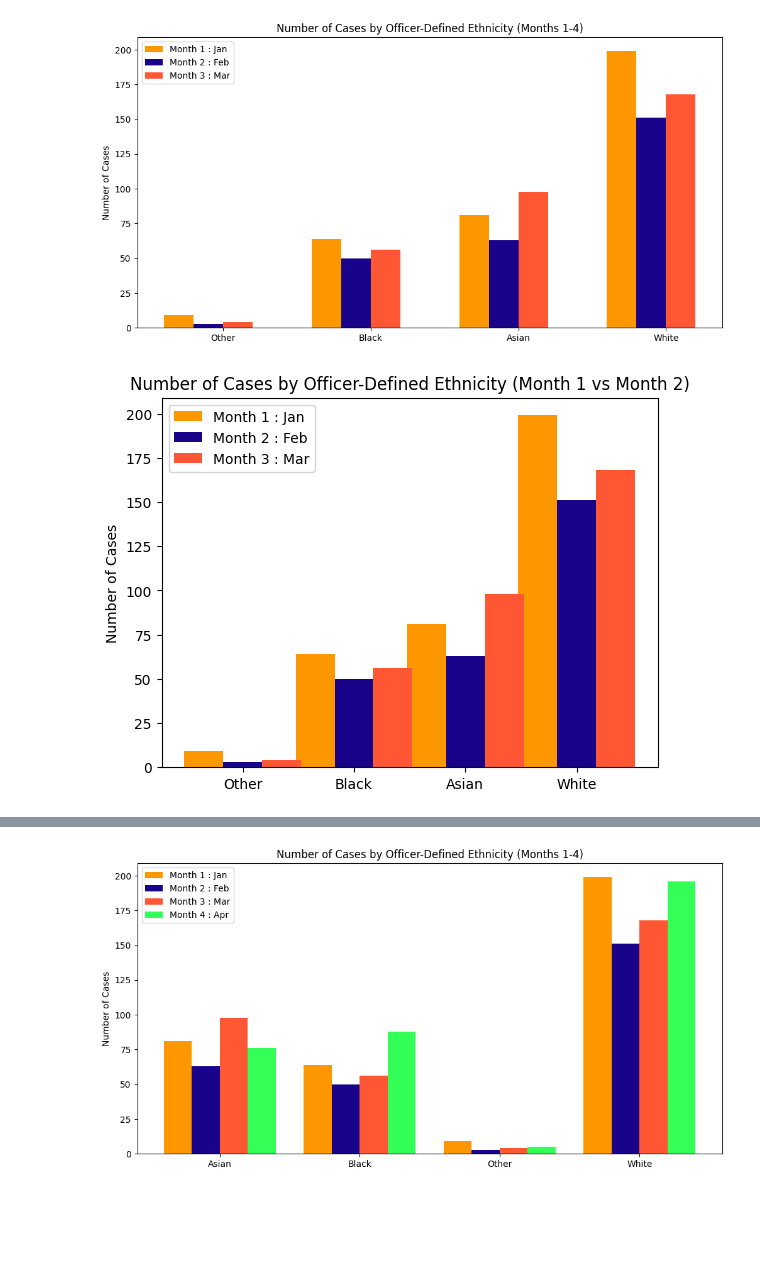
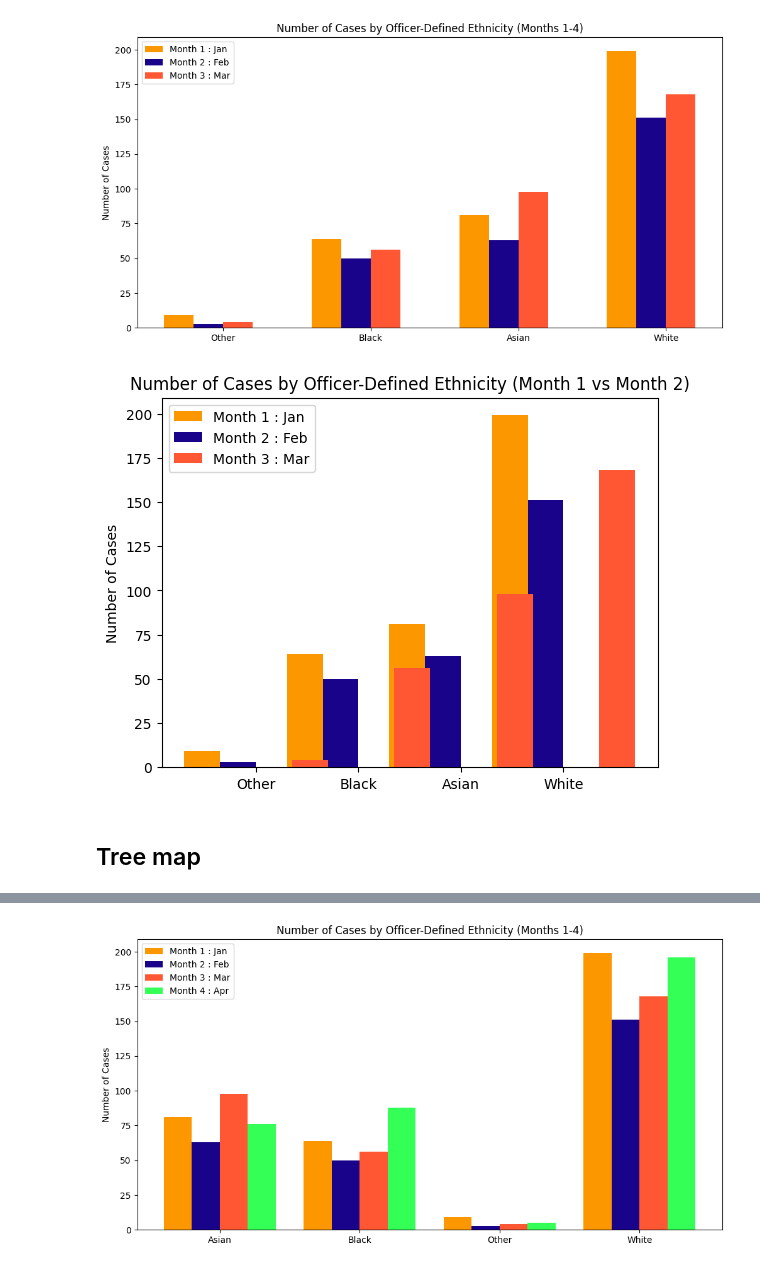
Before and after one commit to kittanaiwisetkhro/dataviz2025, a Jupyter notebook: Visualize_Data_Comparison_2025_กฤตนัย.ipynb, the cells around one changed output, grey strips where cells are left out. Drawn from its saved outputs; the diff is of its cells as text; code cells hidden in the pictures; blank space fills up the shorter version.

```diff
--- a/Visualize_Data_Comparison_2025_กฤตนัย.ipynb
+++ b/Visualize_Data_Comparison_2025_กฤตนัย.ipynb
@@ -598,19 +617,21 @@ plt.show()
 # %%
 x = np.arange(len(labels))  # the label locations
 width = 0.35  # the width of the bars
 
 fig, ax = plt.subplots()
-rects1 = ax.bar(x - width, compared_police_eth1['Type'], width, label='Month 1 : Jan',color = '#fc9700')
-rects2 = ax.bar(x, compared_police_eth2['Type'], width, label='Month 2 : Feb',color = '#19038a')
-rects3 = ax.bar(x + width, compared_police_eth3['Type'], width, label='Month 3 : Mar',color = '#FF5733')
+rects1 = ax.bar(x- width*1.5, compared_police_eth1['Type'], width, label='Month 1 : Jan',color = '#fc9700')
+rects2 = ax.bar(x - width/2, compared_police_eth2['Type'], width, label='Month 2 : Feb',color = '#19038a')
+rects3 = ax.bar(x + width*1.5, compared_police_eth3['Type'], width, label='Month 3 : Mar',color = '#FF5733')
 
 # Add some text for labels, title and custom x-axis tick labels, etc.
 ax.set_ylabel('Number of Cases')
 ax.set_title('Number of Cases by Officer-Defined Ethnicity (Month 1 vs Month 2)')
 
 ax.set_xticks(x)
 ax.set_xticklabels(compared_police_eth1['Officer-defined ethnicity'])
 
 ax.legend();
 # %% [output]
-[figure, old version]
+[figure, new version]
+# %% [markdown]
+## Tree map
```
Also changed, not shown: parts of 13 cells of this notebook.
